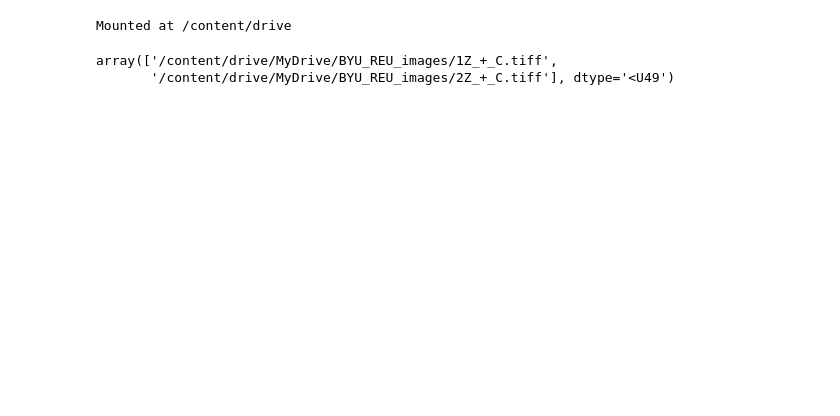
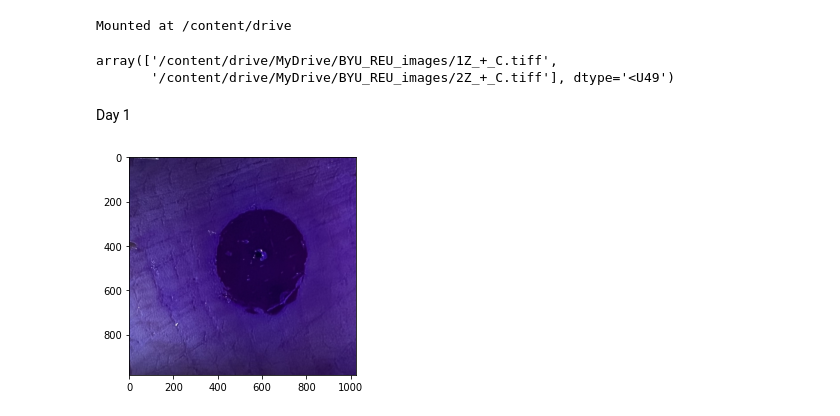
Before and after one commit to lmkelly16/BYU-REU-2022, a Jupyter notebook: ZOI_+_C.ipynb, the cells around one changed output. Saved outputs shown, nothing was run; the diff lists cells and outputs as text; code cells hidden in the pictures; blank space fills up the shorter version.

Commit message:
Started to process day 1 and 2 images

```diff
--- a/ZOI_+_C.ipynb
+++ b/ZOI_+_C.ipynb
@@ -32,3 +33,13 @@ img_list
 # %% [output]
 array(['/content/drive/MyDrive/BYU_REU_images/1Z_+_C.tiff',
        '/content/drive/MyDrive/BYU_REU_images/2Z_+_C.tiff'], dtype='<U49')
+# %% [markdown]
+Day 1
+# %%
+# Load the phase contrast image.
+im = skimage.io.imread(img_list[0])
+
+# look at it
+plt.imshow(im);
+# %% [output]
+[figure, added]
```
Also changed, not shown: parts of 13 cells of this notebook.
